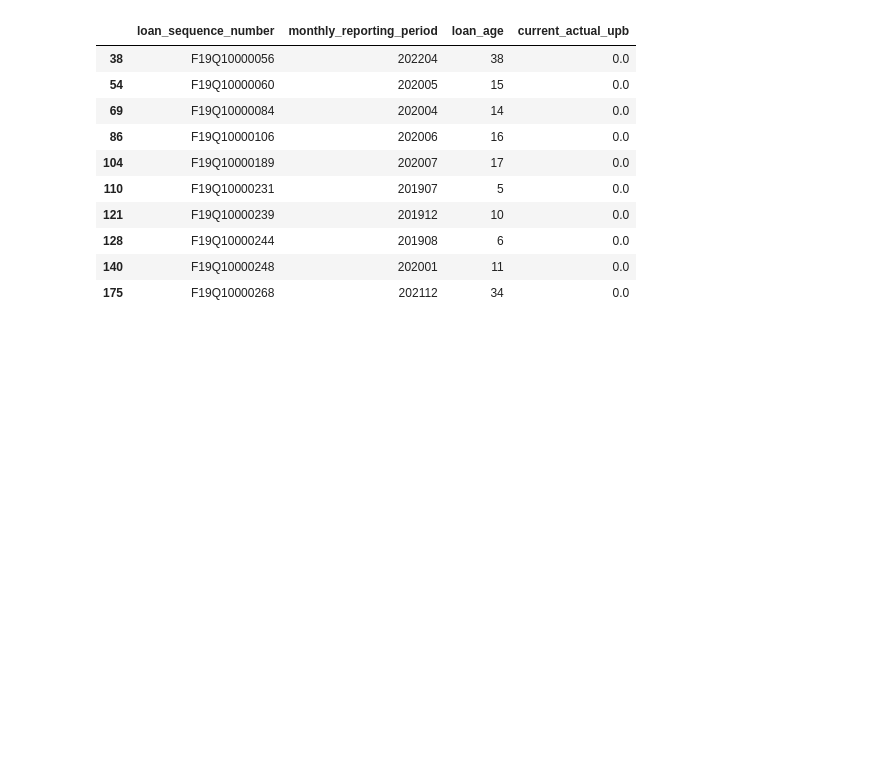
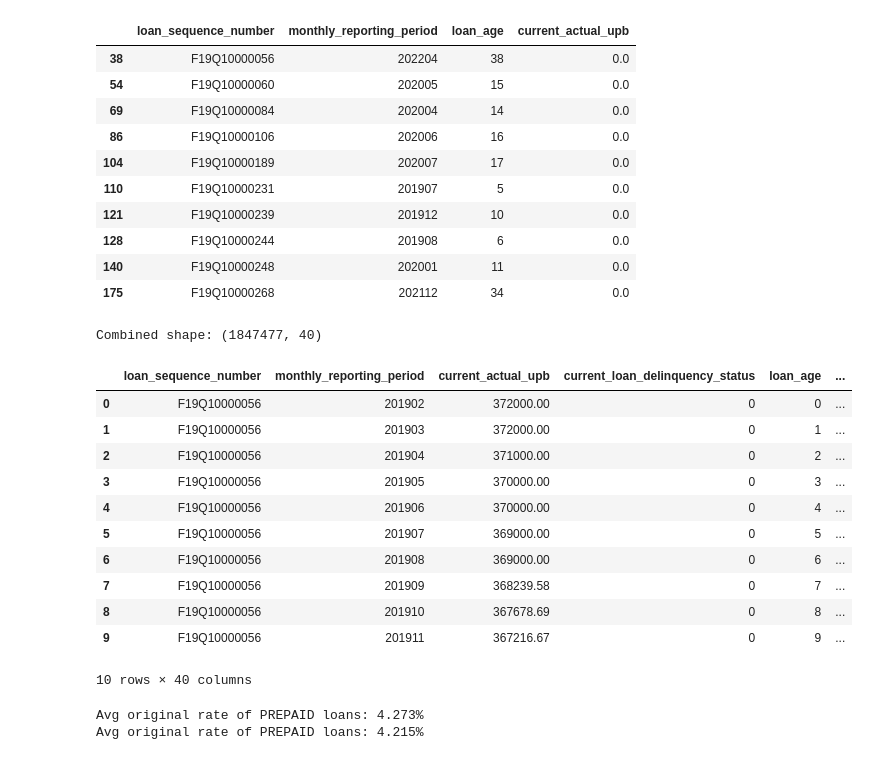
Before and after one commit to dixitbhavin/mbs-prepayment-ml, a Jupyter notebook: 01_load_data.ipynb, the cells around one changed output. Saved outputs shown, nothing was run; the diff lists cells and outputs as text; code cells hidden in the pictures; blank space fills up the shorter version.

Commit message:
Day-3: Merge origination + servicing files

```diff
--- a/01_load_data.ipynb
+++ b/01_load_data.ipynb
@@ -155,3 +155,34 @@ Number of prepayment events: 35,073
 | 128 | F19Q10000244 | 201908 | 6 | 0.0 |
 | 140 | F19Q10000248 | 202001 | 11 | 0.0 |
 | 175 | F19Q10000268 | 202112 | 34 | 0.0 |
+# %%
+# Merge servicing with origination data
+combined=pd.merge(svcg,df[["loan_sequence_number", "credit_score", "original_interest_rate",
+        "original_upb", "ltv", "dti", "property_state", "loan_purpose",
+        "first_payment_date"]],on="loan_sequence_number",how="left")
+
+print(f"Combined shape: {combined.shape}")
+combined.head(10)
+# %% [output]
+Combined shape: (1847477, 40)
+|  | loan_sequence_number | monthly_reporting_period | current_actual_upb | current_loan_delinquency_status | loan_age | ... |
+| 0 | F19Q10000056 | 201902 | 372000.00 | 0 | 0 | ... |
+| 1 | F19Q10000056 | 201903 | 372000.00 | 0 | 1 | ... |
+| 2 | F19Q10000056 | 201904 | 371000.00 | 0 | 2 | ... |
+| 3 | F19Q10000056 | 201905 | 370000.00 | 0 | 3 | ... |
+| 4 | F19Q10000056 | 201906 | 370000.00 | 0 | 4 | ... |
+| 5 | F19Q10000056 | 201907 | 369000.00 | 0 | 5 | ... |
+| 6 | F19Q10000056 | 201908 | 369000.00 | 0 | 6 | ... |
+| 7 | F19Q10000056 | 201909 | 368239.58 | 0 | 7 | ... |
+| 8 | F19Q10000056 | 201910 | 367678.69 | 0 | 8 | ... |
+| 9 | F19Q10000056 | 201911 | 367216.67 | 0 | 9 | ... |
+10 rows × 40 columns
+# %%
+# Average original rate of loans that prepaid vs still alive
+prepaid_loans=combined[combined["zero_balance_code"]==1]
+still_alive=combined[combined['zero_balance_code'].isna()]
+print(f"Avg original rate of PREPAID loans: {prepaid_loans["original_interest_rate"].mean():.3f}%")
+print(f"Avg original rate of PREPAID loans: {still_alive["original_interest_rate"].mean():.3f}%")
+# %% [output]
+Avg original rate of PREPAID loans: 4.273%
+Avg original rate of PREPAID loans: 4.215%
```
Also changed, not shown: parts of 2 cells of this notebook.
